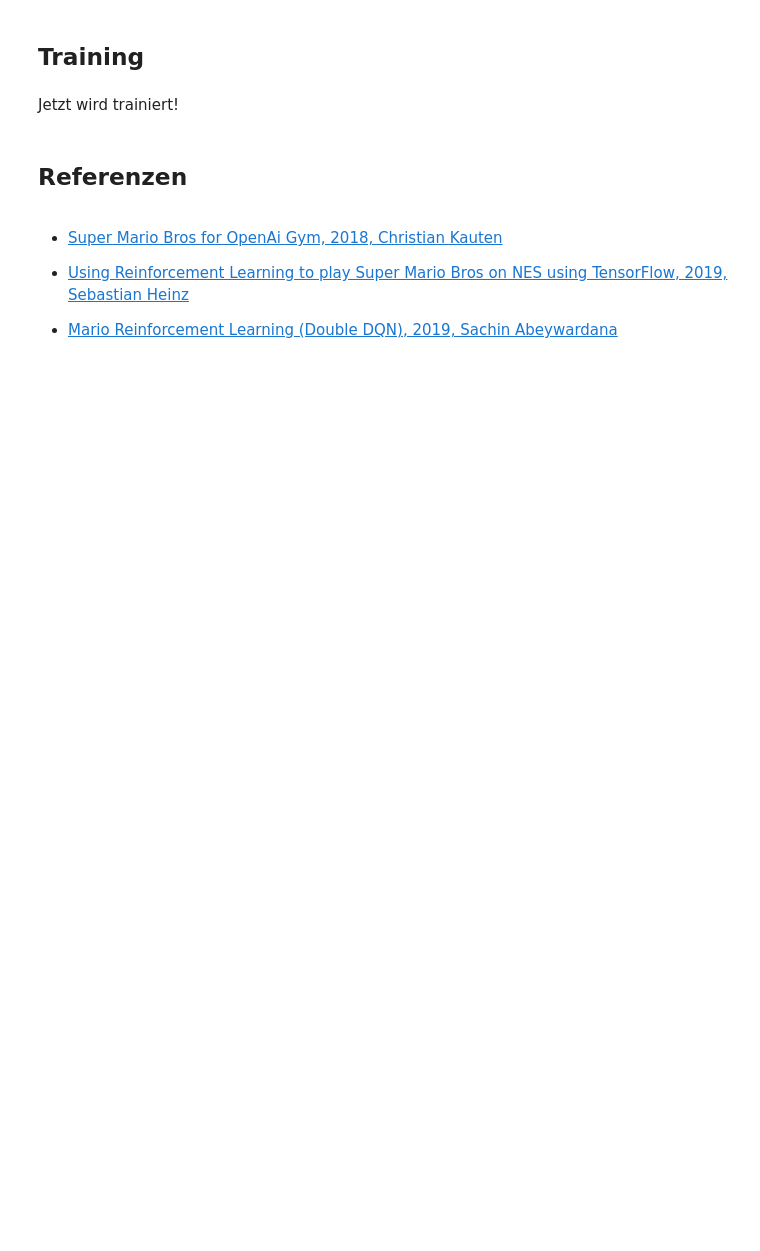
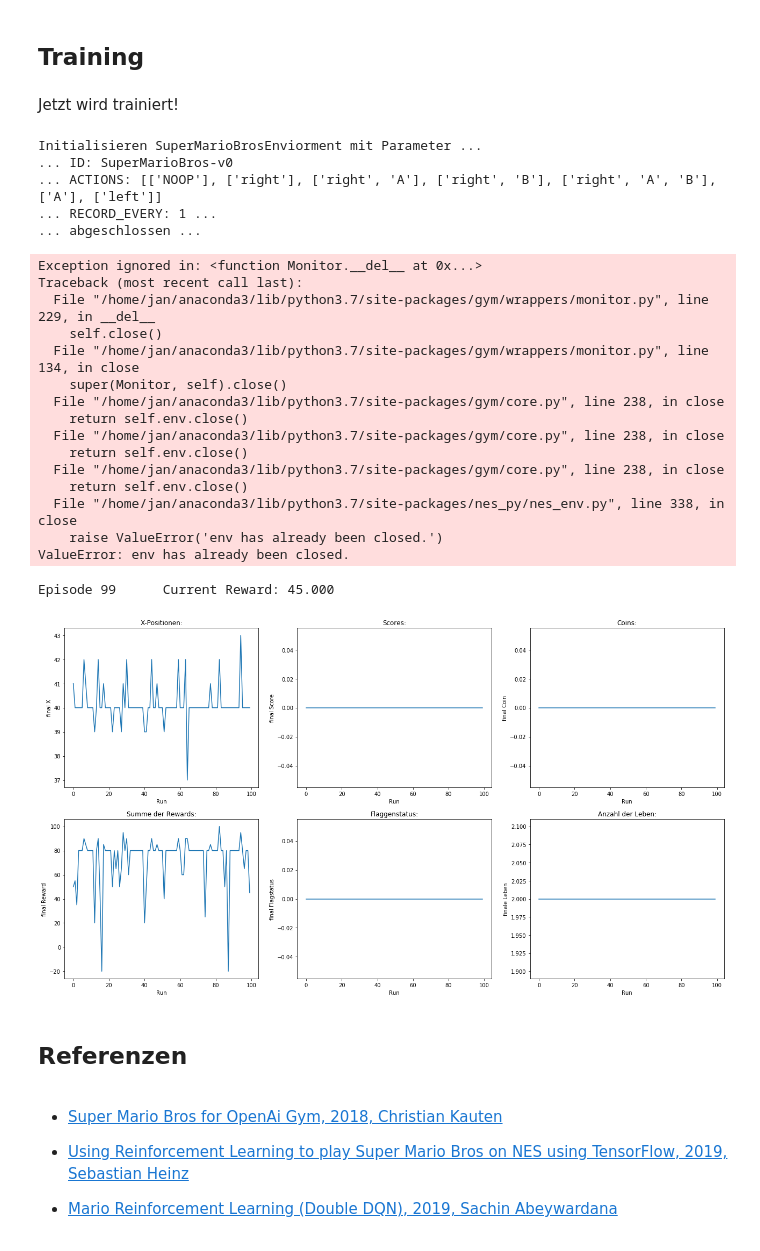
Before and after one commit to JanGaida/super-mario-bros-with-a3c, a Jupyter notebook: Main.ipynb, the cells around one changed output. Drawn from its saved outputs; the diff is of its cells as text; code cells hidden in the pictures; blank space fills up the shorter version.

Commit message:
fixed kernel crash

```diff
--- a/Main.ipynb
+++ b/Main.ipynb
@@ -212,65 +211,97 @@ Zum Vergleich hier ein interessanter Run:
 ## Training
 # %% [markdown]
 Jetzt wird trainiert!
+# %%
+def simplify_frame(frame):
+    frame = frame.sum(axis=-1)/765
+    frame = frame[20:210,:]
+    frame = frame[::2,::2]
+    return frame
 # %%
-"""
-Kernel crashing atm:
-
 episode = 100
 discount_rate = .99
 noise = 0.05
 noise_decay = 0.99
-tmax = 500
+tmax = 50000
 
-# keep track of progress
+env = SuperMarioBrosEnviorment()
 rewards = []
+
+avg_reward = 0.
+e_avg_idx = 0
 
 # keep track of frames
 FRAME_SHAPE = (95, 128)
 MAX_FRAMES = 4
-nn_frames = deque(maxlen=MAX_FRAMES)
+nn_frames = deque(maxlen = MAX_FRAMES)
+
 for i in range(MAX_FRAMES):
     nn_frames.append(np.zeros(FRAME_SHAPE))
 
-action_size = 7 #len(valid_actions)
+action_size = len(_GYM_ACTIONS)
 state_size = (MAX_FRAMES,) + FRAME_SHAPE
-agent = DQNAgent(QNetworkDuellingCNN, state_size, action_size, ddqn=True, priority=True)
+
+agent = DQNAgent(QNetworkDuellingCNN, state_size, action_size, ddqn = True, priority = True)
 
 for e in range(episode):
     obs = env.reset()
     prev_obs = None
 
     for i in range(MAX_FRAMES):
         nn_frames.append(np.zeros(FRAME_SHAPE))
-    nn_frames.append(np.copy(preprocess(obs)))
+
+    nn_frames.append(np.copy(simplify_frame(obs)))
     states = np.array(nn_frames)
+
+
     for t in range(tmax):
 #         prev_obs = np.copy(obs)
         actions = agent.act(states, noise)
         obs, reward, done, _ = env.step(actions)
-        nn_frames.append(np.copy(preprocess(obs)))
+        nn_frames.append(np.copy(simplify_frame(obs)))
         next_states = np.array(nn_frames)
 #         next_states = model_preprocess(obs, prev_obs)
 
         agent.step(states, int(actions), int(reward), next_states, int(done))
         states = next_states
 
         if done or reward < -10:
             break
 
-
     agent.update_error()
 
     # get the average reward of the parallel environments
     noise = noise * noise_decay
 
     rewards.append(env._reward_records)
 
-    print('\rEpisode {}\tCurrent Score: {:.2f}'.format(e, sum_rewards[-1]), end="")
-    # display some progress every 20 iterations
-    if (e+1) % (episode // 20) ==0:
-        print(" | Episode: {0:d}, average score: {1:f}".format(e+1,np.mean(sum_rewards[-20:])))
-"""
+    print('\rEpisode {}\tCurrent Reward: {:.2f}'.format(e, env._reward_records[-1].sum_reward), end = "")
+
+env.close()
+plot_avg_rrss(rewards)
+# %% [output]
+Initialisieren SuperMarioBrosEnviorment mit Parameter ...
+... ID: SuperMarioBros-v0
+... ACTIONS: [['NOOP'], ['right'], ['right', 'A'], ['right', 'B'], ['right', 'A', 'B'], ['A'], ['left']]
+... RECORD_EVERY: 1 ...
+... abgeschlossen ...
+Exception ignored in: <function Monitor.__del__ at 0x...>
+Traceback (most recent call last):
+  File "/home/jan/anaconda3/lib/python3.7/site-packages/gym/wrappers/monitor.py", line 229, in __del__
+    self.close()
+  File "/home/jan/anaconda3/lib/python3.7/site-packages/gym/wrappers/monitor.py", line 134, in close
+    super(Monitor, self).close()
+  File "/home/jan/anaconda3/lib/python3.7/site-packages/gym/core.py", line 238, in close
+    return self.env.close()
+  File "/home/jan/anaconda3/lib/python3.7/site-packages/gym/core.py", line 238, in close
+    return self.env.close()
+  File "/home/jan/anaconda3/lib/python3.7/site-packages/gym/core.py", line 238, in close
+    return self.env.close()
+  File "/home/jan/anaconda3/lib/python3.7/site-packages/nes_py/nes_env.py", line 338, in close
+    raise ValueError('env has already been closed.')
+ValueError: env has already been closed.
+Episode 99      Current Reward: 45.000
+[figure, added]
 # %% [markdown]
 ## Referenzen
 # %% [markdown]
```
Also changed, not shown: parts of 3 cells of this notebook, 2 other files.
